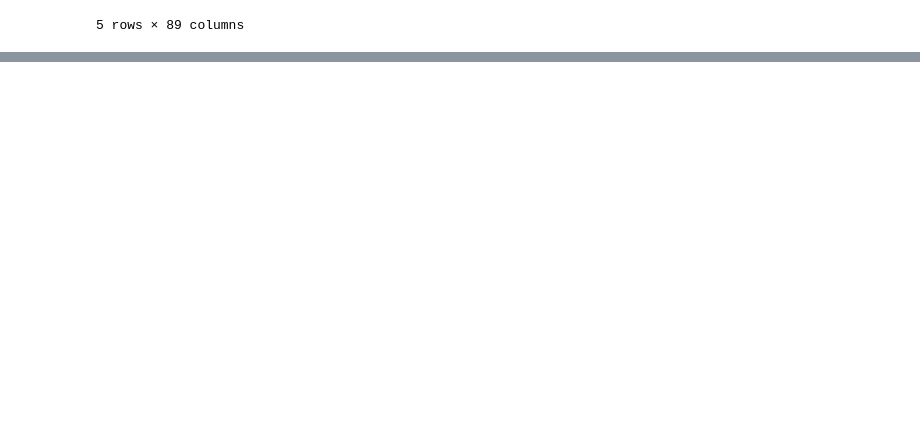
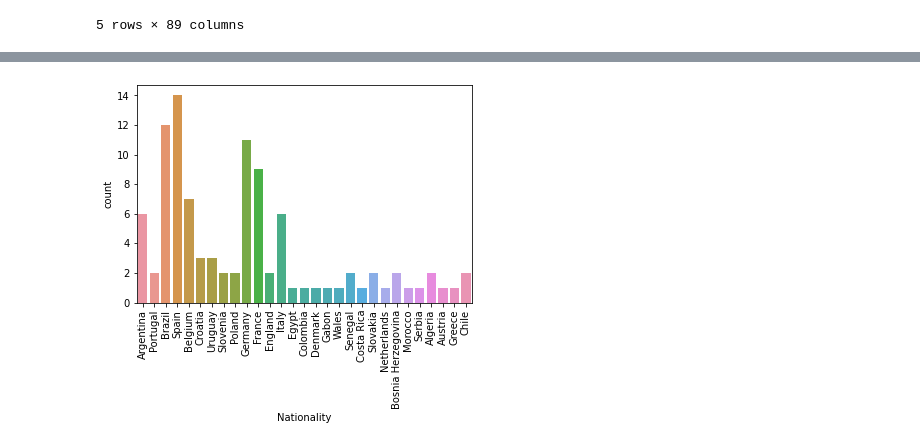
Before and after one commit to ArunitaYen/DataVisualization_fifaDataset, a Jupyter notebook: Fifa_vizualization.ipynb, the cells around one changed output, grey strips where cells are left out. Cells and saved outputs as stored; diff of their text form; code cells hidden in the pictures; blank space fills up the shorter version.

Commit message:
Data reading

```diff
--- a/Fifa_vizualization.ipynb
+++ b/Fifa_vizualization.ipynb
@@ -20,0 +46,4 @@ data.head()
+# %%
+#changing the name of first column
+data.rename(columns={'Unnamed: 0':'S.No.'}, inplace = True)
+data.head()
@@ -20,0 +89,4 @@ data.head()
+# %%
+#Select the rows where overall is more than average overall
+odata = data[data.Overall > 66]
+odata
@@ -20,0 +107,3 @@ data.head()
+# %%
+#drop image columns
+odata.drop(['Photo', 'Flag'], inplace = True, axis=1)
@@ -20,0 +170,7 @@ data.head()
+# %%
+#graph to show which nation has more players with overall average above 66
+sns.countplot(x="Nationality" ,data = odata.head(100))
+plt.xticks(rotation = 90)
+plt.show()
+# %% [output]
+[figure, added]
```
Also changed, not shown: parts of 11 cells of this notebook.
